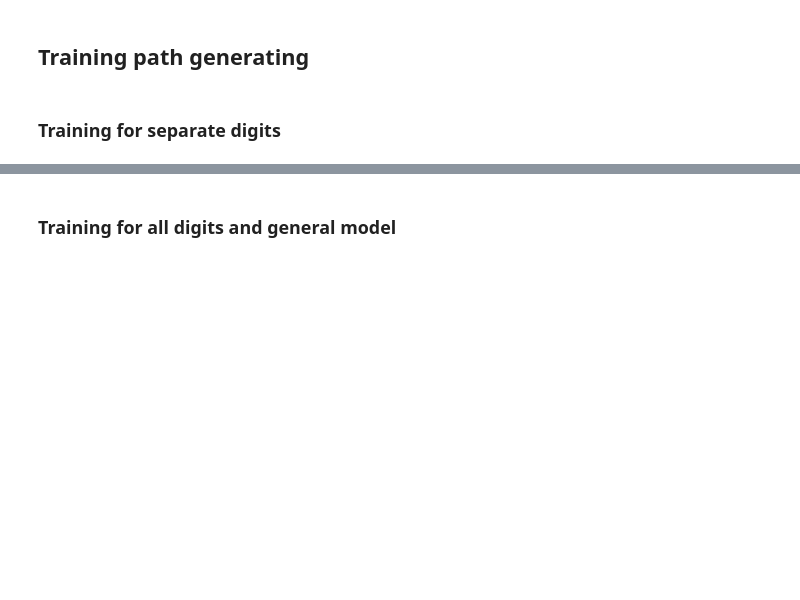
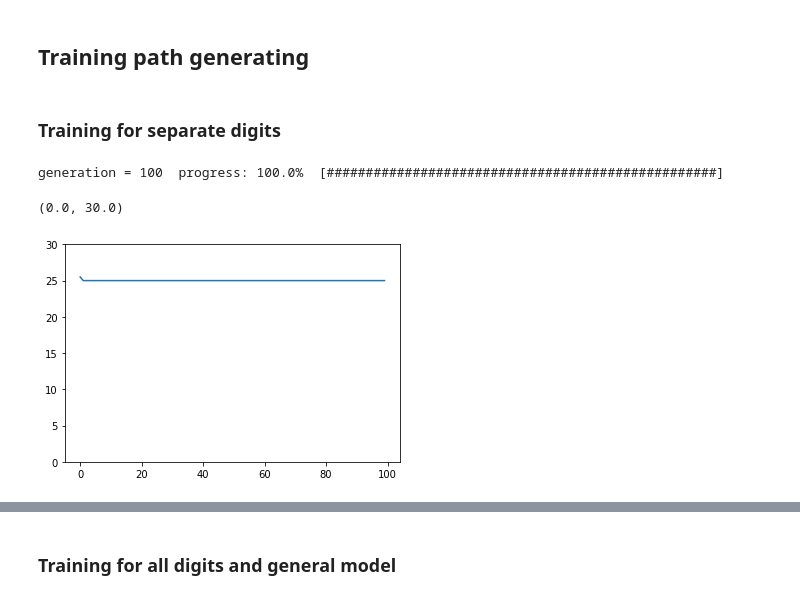
Before and after one commit to ph504/ABB_handwriter, a Jupyter notebook: offline_processing/PathGen_Evolutionary.ipynb, the cells around one changed output, grey strips where cells are left out. Drawn from its saved outputs; the diff is of its cells as text; code cells hidden in the pictures; blank space fills up the shorter version.

Commit message:
running the training process of genetic algorithm but the results aren't satisfactory yet

```diff
--- a/offline_processing/PathGen_Evolutionary.ipynb
+++ b/offline_processing/PathGen_Evolutionary.ipynb
@@ -84,3 +87,26 @@ $$ \frac{1 - e ^ {-i}}{c} $$
 ## Training path generating
 # %% [markdown]
 ### Training for separate digits
+# %%
+(generation_profile,
+    avg_fitness_profile,
+    best_fitness_profile,
+    best_ind_pheno_profile) = ea.train_evolve(mutation=ea.swap_mutation,
+                crossover=ea.edge_recombination,
+                parent_sel=ea.from_population_best_parents_select,
+                get_parents_pair_method=ea.get_parents_pair_duplocal,
+                population_sel=ea.best_population_select,
+                population_init=ea.population_init,
+                population_terminate=ea.population_terminate,
+                vertices=sequence_num,
+                desired_pheno=new_img,
+                fitness_func=ea.fitness_func,
+                geno2pheno=ea.geno2pheno)
+# %% [output]
+generation = 100  progress: 100.0%  [##################################################]
+# %%
+plt.plot(generation_profile,avg_fitness_profile)
+plt.ylim(0,30)
+# %% [output]
+(0.0, 30.0)
+[figure, added]
```
Also changed, not shown: parts of 3 cells of this notebook, 2 other files.
